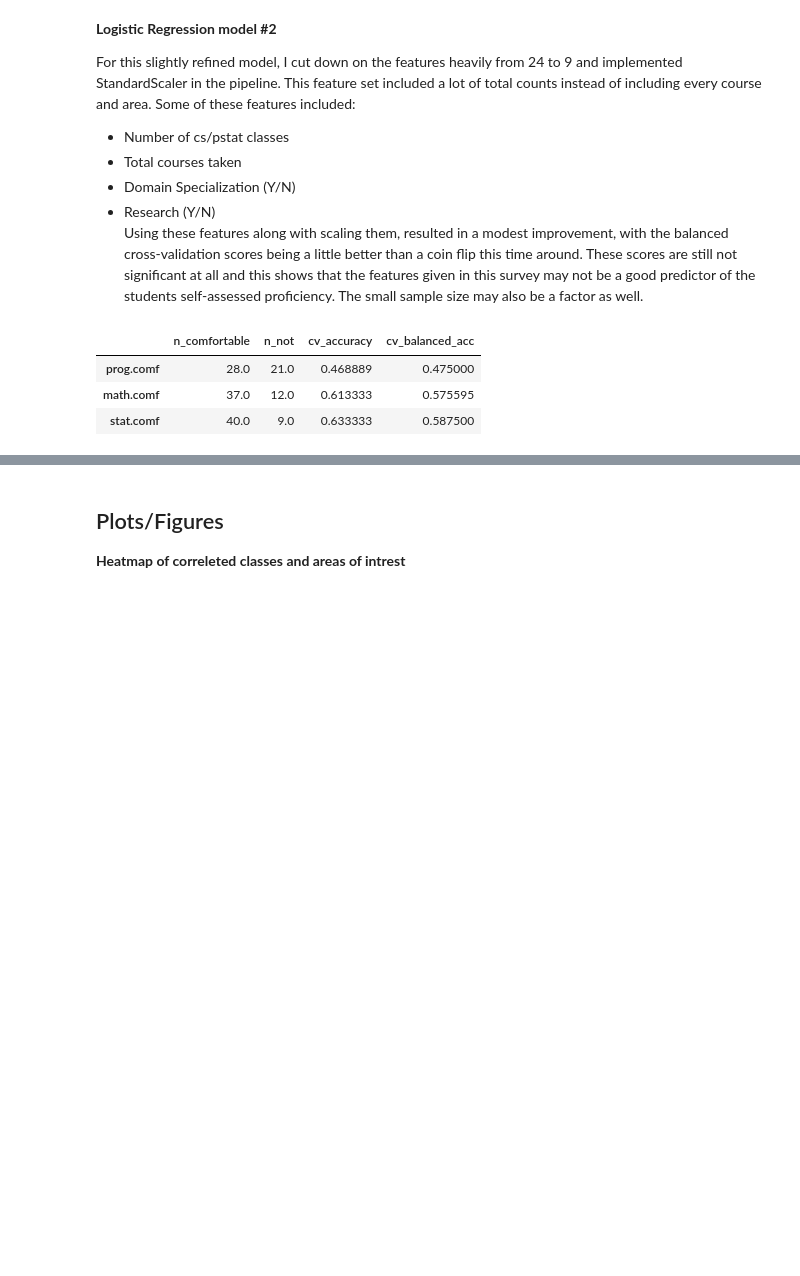
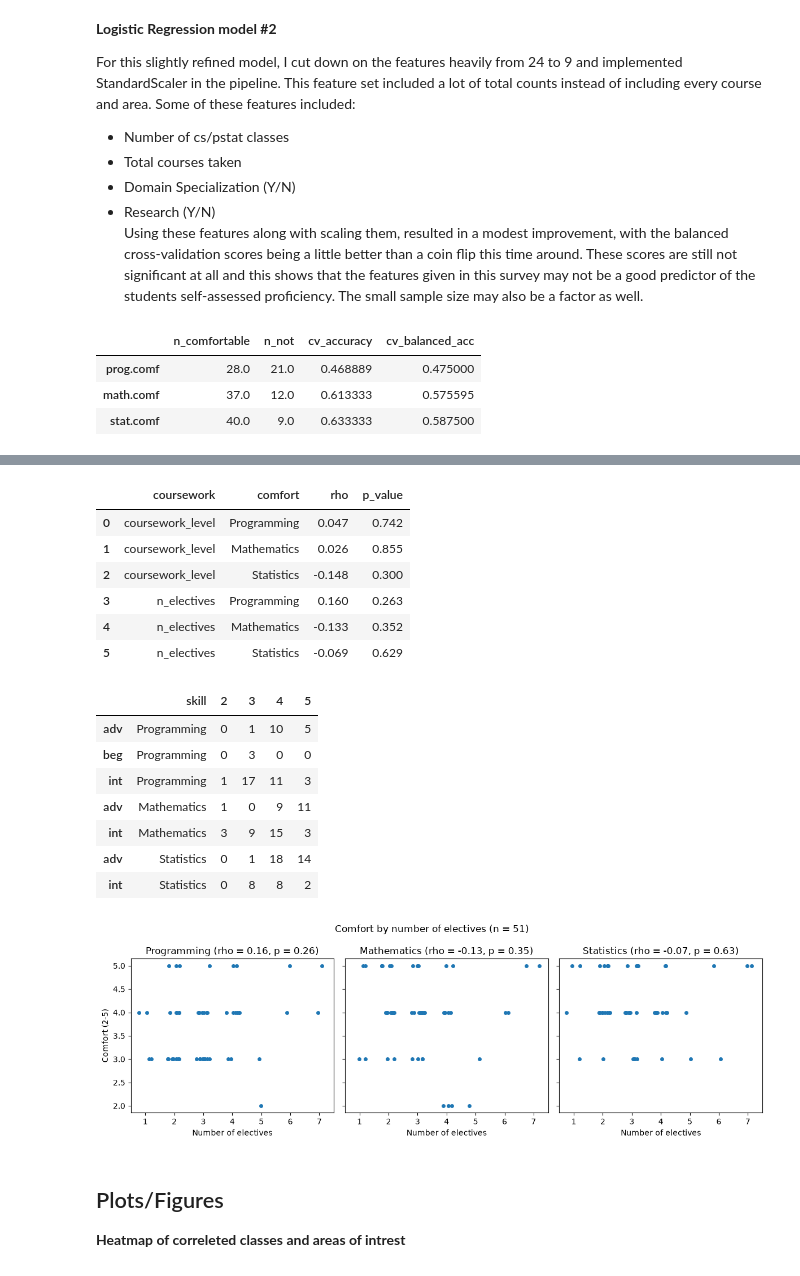
Before and after one commit to pstat-197a-fall2026/module0-class-survey-team11, a Jupyter notebook: results/report_files/report.ipynb, the cells around one changed output, grey strips where cells are left out. Drawn from its saved outputs; the diff is of its cells as text; code cells hidden in the pictures; blank space fills up the shorter version.

```diff
--- a/results/report_files/report.ipynb
+++ b/results/report_files/report.ipynb
@@ -146,3 +152,66 @@ results_df
+# %%
+import re
+from scipy.stats import spearmanr
+
+comfort_df = pd.read_csv("../../data/background-clean.csv")
+
+skills = {"prog": "Programming", "math": "Mathematics", "stat": "Statistics"}
+core = {"PSTAT 120", "PSTAT 122", "PSTAT 126"}  # required core; PSTAT 131 is an elective
+
+def count_electives(courses):
+    labels = [c.strip() for c in courses.split(",")]
+    return sum(int(re.search(r"\d+", c).group()) >= 100 and c not in core for c in labels)
+
+comfort_df["n_electives"] = comfort_df["courses"].map(count_electives)
+comfort_df["coursework_level"] = comfort_df["upper_div_courses"].map({"3-5": 1, "6-8": 2, "9+": 3})
+
+# Spearman correlations: 2 coursework measures x 3 comfort scores
+rows = []
+for pred in ["coursework_level", "n_electives"]:
+    for skill, label in skills.items():
+        res = spearmanr(comfort_df[pred], comfort_df[f"{skill}.comf"])
+        rows.append({"coursework": pred, "comfort": label,
+                    "rho": round(res.statistic, 3), "p_value": round(res.pvalue, 3)})
+spearman_df = pd.DataFrame(rows)
+display(spearman_df)
+
+# Proficiency vs comfort: shows the comfort measure is coherent
+tabs = []
+for skill, label in skills.items():
+    tab = pd.crosstab(comfort_df[f"{skill}.prof"], comfort_df[f"{skill}.comf"].astype(int))
+    tab = tab.reindex(columns=[2, 3, 4, 5], fill_value=0)
+    tab.insert(0, "skill", label)
+    tabs.append(tab)
+display(pd.concat(tabs))
+
+# Figure: comfort by number of electives
+fig, axes = plt.subplots(1, 3, figsize=(12, 4), sharey=True)
+for ax, (skill, label) in zip(axes, skills.items()):
+    sns.stripplot(data=comfort_df, x="n_electives", y=f"{skill}.comf", jitter=0.25, ax=ax)
+    r = spearman_df.query("coursework == 'n_electives' and comfort == @label").iloc[0]
+    ax.set_title(f"{label} (rho = {r.rho:.2f}, p = {r.p_value:.2f})")
+    ax.set_xlabel("Number of electives")
+    ax.set_ylabel("Comfort (2-5)")
+fig.suptitle(f"Comfort by number of electives (n = {len(comfort_df)})")
+fig.tight_layout()
+plt.show()
+# %% [output]
+|  | coursework | comfort | rho | p_value |
+| 0 | coursework_level | Programming | 0.047 | 0.742 |
+| 1 | coursework_level | Mathematics | 0.026 | 0.855 |
+| 2 | coursework_level | Statistics | -0.148 | 0.300 |
+| 3 | n_electives | Programming | 0.160 | 0.263 |
+| 4 | n_electives | Mathematics | -0.133 | 0.352 |
+| 5 | n_electives | Statistics | -0.069 | 0.629 |
+|  | skill | 2 | 3 | 4 | 5 |
+| adv | Programming | 0 | 1 | 10 | 5 |
+| beg | Programming | 0 | 3 | 0 | 0 |
+| int | Programming | 1 | 17 | 11 | 3 |
+| adv | Mathematics | 1 | 0 | 9 | 11 |
+| int | Mathematics | 3 | 9 | 15 | 3 |
+| adv | Statistics | 0 | 1 | 18 | 14 |
+| int | Statistics | 0 | 8 | 8 | 2 |
+[figure, added]
 # %% [markdown]
 ## Plots/Figures
 
```
Also changed, not shown: parts of 3 cells of this notebook.
